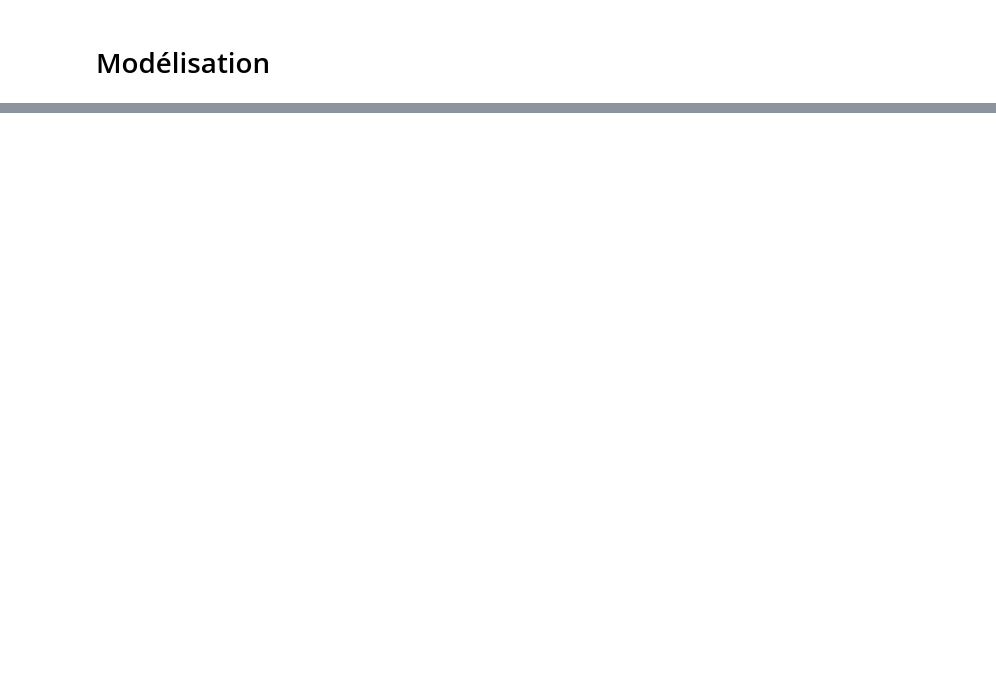
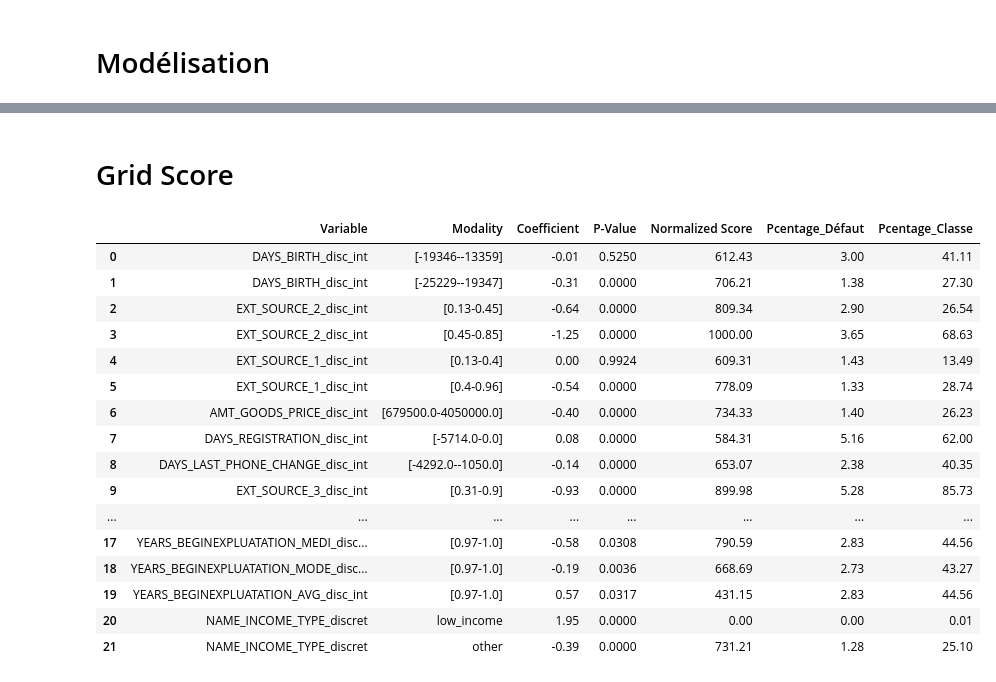
Before and after one commit to SamuelBaheux/Challenge_Nexialog, a Jupyter notebook: notebooks/grid_score.ipynb, the cells around one changed output, grey strips where cells are left out. Drawn from its saved outputs; the diff is of its cells as text; code cells hidden in the pictures; blank space fills up the shorter version.

```diff
--- a/notebooks/grid_score.ipynb
+++ b/notebooks/grid_score.ipynb
@@ -276,0 +84,22 @@ tr, te = dis.run_discretisation()
+# %% [markdown]
+# Grid Score
+# %%
+GridScore(df_train, logit_model).compute_grid_score()
+# %% [output]
+|  | Variable | Modality | Coefficient | P-Value | Normalized Score | Pcentage_Défaut | Pcentage_Classe |
+| 0 | DAYS_BIRTH_disc_int | [-19346--13359] | -0.01 | 0.5250 | 612.43 | 3.00 | 41.11 |
+| 1 | DAYS_BIRTH_disc_int | [-25229--19347] | -0.31 | 0.0000 | 706.21 | 1.38 | 27.30 |
+| 2 | EXT_SOURCE_2_disc_int | [0.13-0.45] | -0.64 | 0.0000 | 809.34 | 2.90 | 26.54 |
+| 3 | EXT_SOURCE_2_disc_int | [0.45-0.85] | -1.25 | 0.0000 | 1000.00 | 3.65 | 68.63 |
+| 4 | EXT_SOURCE_1_disc_int | [0.13-0.4] | 0.00 | 0.9924 | 609.31 | 1.43 | 13.49 |
+| 5 | EXT_SOURCE_1_disc_int | [0.4-0.96] | -0.54 | 0.0000 | 778.09 | 1.33 | 28.74 |
+| 6 | AMT_GOODS_PRICE_disc_int | [679500.0-4050000.0] | -0.40 | 0.0000 | 734.33 | 1.40 | 26.23 |
+| 7 | DAYS_REGISTRATION_disc_int | [-5714.0-0.0] | 0.08 | 0.0000 | 584.31 | 5.16 | 62.00 |
+| 8 | DAYS_LAST_PHONE_CHANGE_disc_int | [-4292.0--1050.0] | -0.14 | 0.0000 | 653.07 | 2.38 | 40.35 |
+| 9 | EXT_SOURCE_3_disc_int | [0.31-0.9] | -0.93 | 0.0000 | 899.98 | 5.28 | 85.73 |
+| ... | ... | ... | ... | ... | ... | ... | ... |
+| 17 | YEARS_BEGINEXPLUATATION_MEDI_disc... | [0.97-1.0] | -0.58 | 0.0308 | 790.59 | 2.83 | 44.56 |
+| 18 | YEARS_BEGINEXPLUATATION_MODE_disc... | [0.97-1.0] | -0.19 | 0.0036 | 668.69 | 2.73 | 43.27 |
+| 19 | YEARS_BEGINEXPLUATATION_AVG_disc_int | [0.97-1.0] | 0.57 | 0.0317 | 431.15 | 2.83 | 44.56 |
+| 20 | NAME_INCOME_TYPE_discret | low_income | 1.95 | 0.0000 | 0.00 | 0.00 | 0.01 |
+| 21 | NAME_INCOME_TYPE_discret | other | -0.39 | 0.0000 | 731.21 | 1.28 | 25.10 |
```
Also changed, not shown: parts of 27 cells of this notebook, 2 other files.
